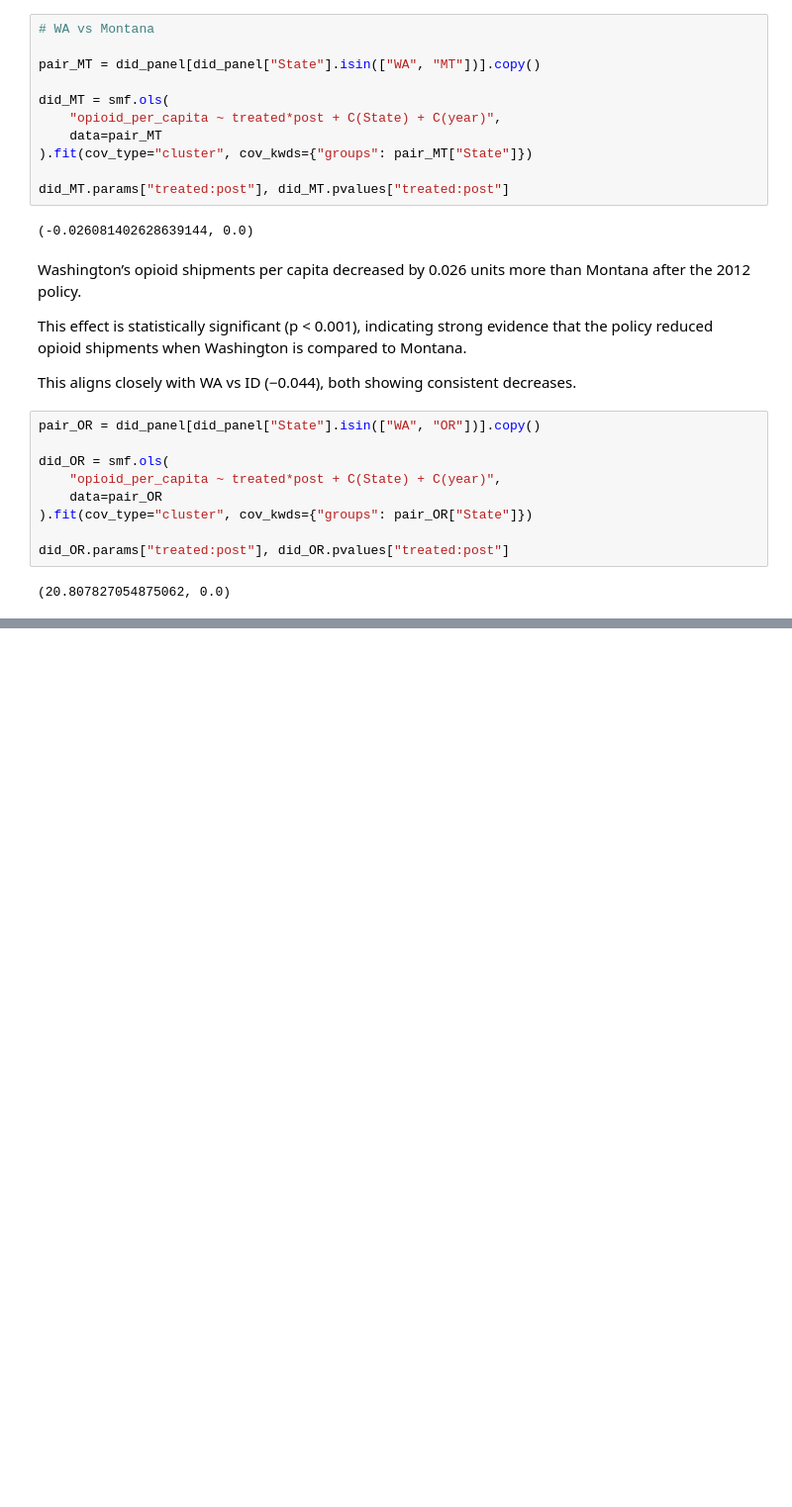
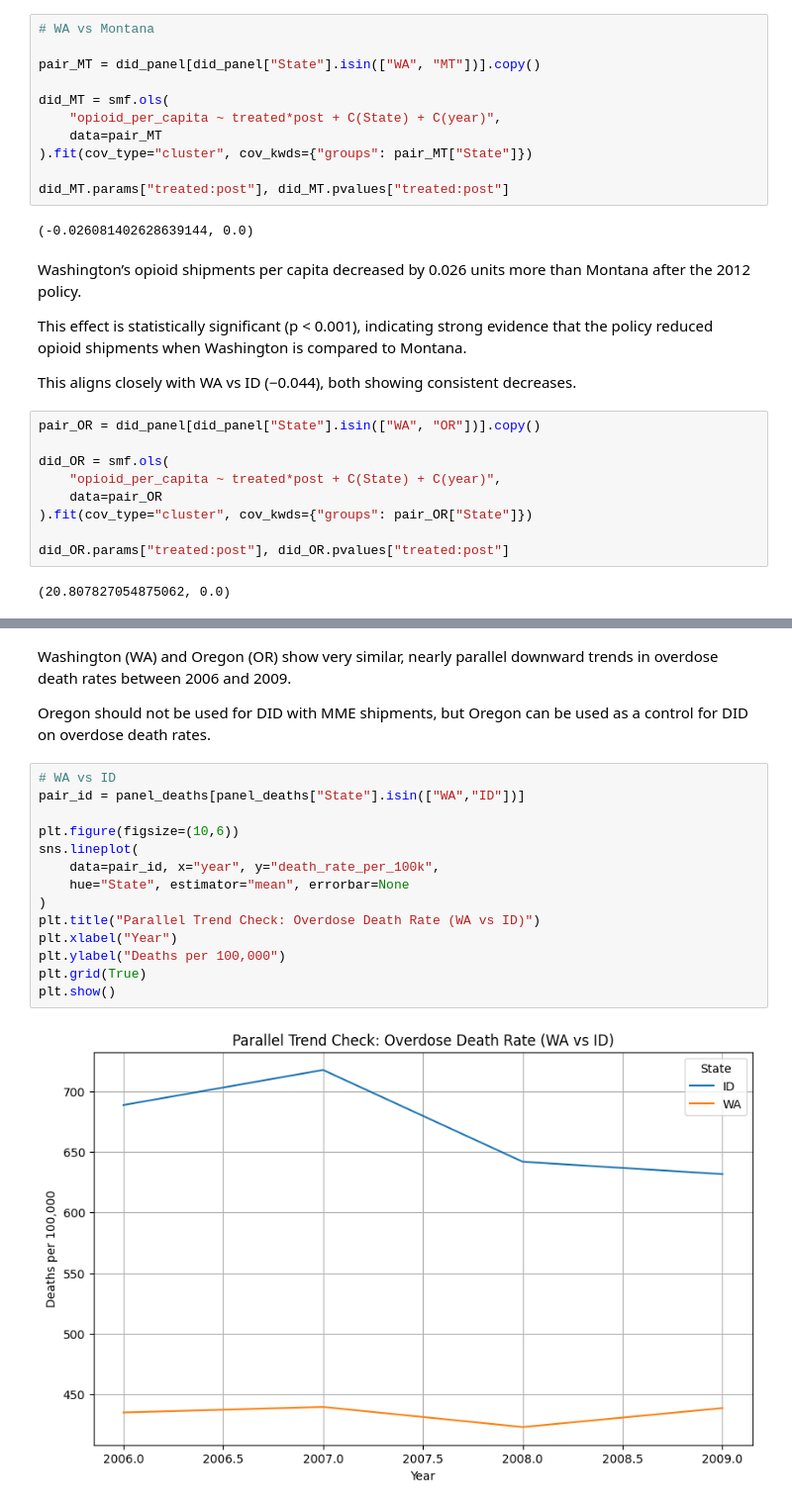
Before and after one commit to MIDS-at-Duke/pds-2025-opioids-study_on_opioids, a Jupyter notebook: parallel_trend_check_washington.ipynb, the cells around one changed output, grey strips where cells are left out. Shown: that part at 99% size. Drawn from its saved outputs; the diff is of its cells as text; blank space fills up the shorter version.

```diff
--- a/parallel_trend_check_washington.ipynb
+++ b/parallel_trend_check_washington.ipynb
@@ -419,0 +481,20 @@ Although statistically significant, this result is not reliable.
+# %% [markdown]
+Washington (WA) and Oregon (OR) show very similar, nearly parallel downward trends in overdose death rates between 2006 and 2009.
+
+Oregon should not be used for DID with MME shipments, but Oregon can be used as a control for DID on overdose death rates.
+# %%
+# WA vs ID
+pair_id = panel_deaths[panel_deaths["State"].isin(["WA","ID"])]
+
+plt.figure(figsize=(10,6))
+sns.lineplot(
+    data=pair_id, x="year", y="death_rate_per_100k",
+    hue="State", estimator="mean", errorbar=None
+)
+plt.title("Parallel Trend Check: Overdose Death Rate (WA vs ID)")
+plt.xlabel("Year")
+plt.ylabel("Deaths per 100,000")
+plt.grid(True)
+plt.show()
+# %% [output]
+[figure, added]
```
Also changed, not shown: parts of 15 cells of this notebook.
